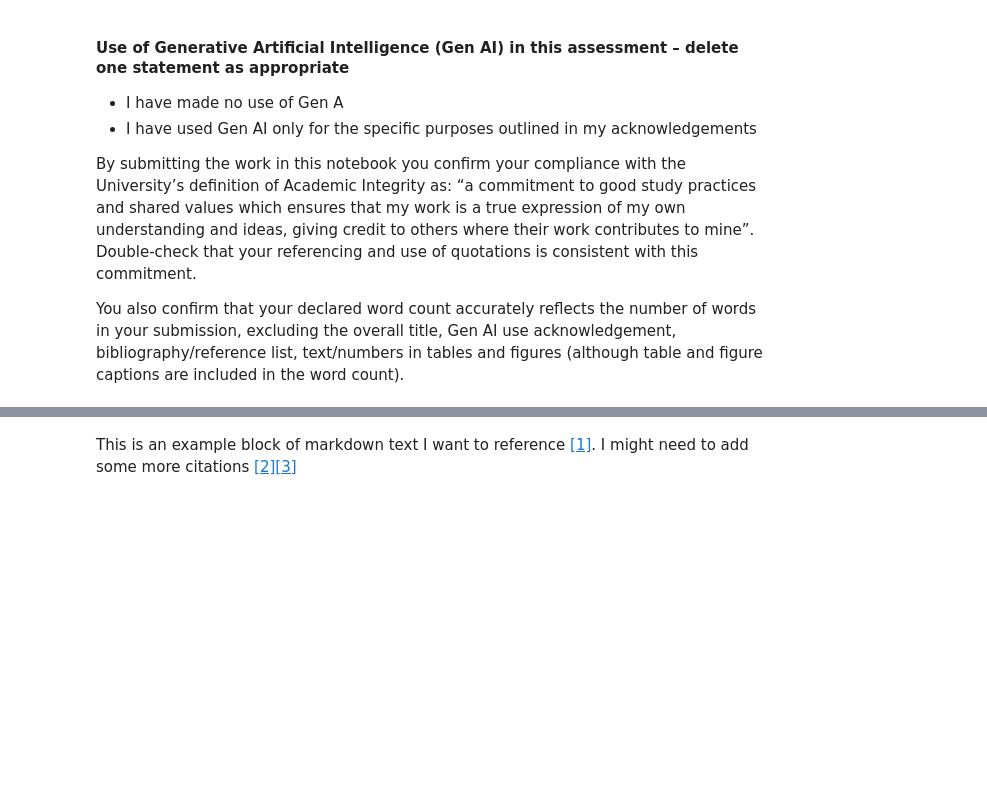
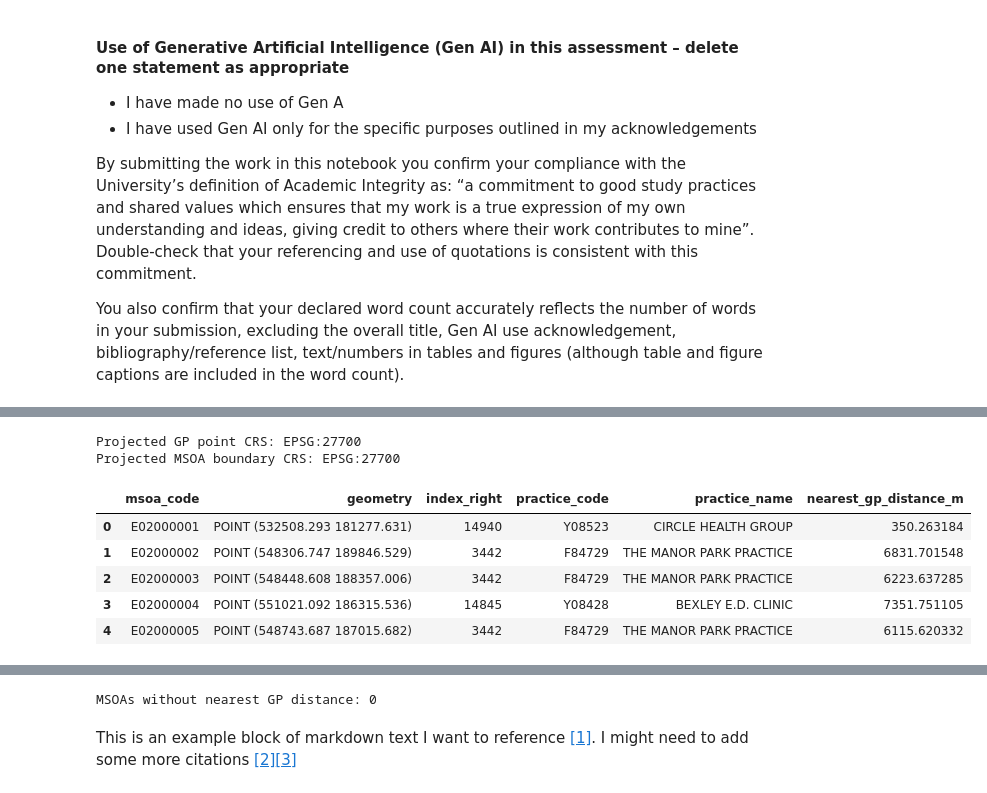
Before and after one commit to shuc9663-source/GEOG5990_Assignment2_201929754, a Jupyter notebook: GEOG5990M_Final_Project.ipynb, the cells around one changed output, grey strips where cells are left out. Drawn from its saved outputs; the diff is of its cells as text; code cells hidden in the pictures; blank space fills up the shorter version.

```diff
--- a/GEOG5990M_Final_Project.ipynb
+++ b/GEOG5990M_Final_Project.ipynb
@@ -37,0 +255,70 @@ warnings.filterwarnings("ignore")
+# %%
+# Create GP point layer and calculate distance to nearest GP practice
+
+
+# Convert the longitude field in the London GP dataset to numeric format
+gp_london["longitude"] = pd.to_numeric(gp_london["longitude"], errors="coerce")
+# Convert the latitude field in the London GP dataset to numeric format
+gp_london["latitude"] = pd.to_numeric(gp_london["latitude"], errors="coerce")
+# Remove GP practices with missing longitude or latitude values after numeric conversion
+gp_london = gp_london.dropna(subset=["longitude", "latitude"]).copy()
+# Create a GeoDataFrame of London GP practices using longitude and latitude as point coordinates.I used ChatGPT-5.5 to inquire about the method of creating a point layer using latitude and longitude.
+gp_points = gpd.GeoDataFrame(
+    gp_london,
+    geometry=gpd.points_from_xy(gp_london["longitude"], gp_london["latitude"]),
+    crs="EPSG:4326"
+)
+# Display the number of London GP practice points created
+print("Number of London GP practice points:", len(gp_points))
+# Display the coordinate reference system of the GP point layer
+print("GP point CRS:", gp_points.crs)
+# Display the first five GP practice point records
+display(gp_points[["practice_code", "practice_name", "postcode", "msoa_code", "geometry"]].head())
+
+
+# Reproject the GP point layer to British National Grid
+gp_points_bng = gp_points.to_crs(epsg=27700)
+# Reproject the MSOA boundary layer to British National Grid
+msoa_boundaries_bng = msoa_boundaries.to_crs(epsg=27700)
+# Display the coordinate reference system
+print("Projected GP point CRS:", gp_points_bng.crs)
+print("Projected MSOA boundary CRS:", msoa_boundaries_bng.crs)
+
+
+# Create a copy of the projected MSOA boundary layer for centroid calculation
+msoa_centroids = msoa_boundaries_bng.copy()
+# Calculate the centroid of each MSOA polygon in British National Grid coordinates
+msoa_centroids["geometry"] = msoa_centroids.geometry.centroid
+
+
+# Keep only the MSOA code and geometry fields from the MSOA centroid layer
+msoa_centroids_for_join = msoa_centroids[["msoa_code", "geometry"]].copy()
+# Keep only the GP practice code, practice name and geometry fields from the GP point layer
+gp_points_for_join = gp_points_bng[["practice_code", "practice_name", "geometry"]].copy()
+# find the nearest GP practice for each MSOA centroid
+msoa_nearest_gp = gpd.sjoin_nearest(
+    msoa_centroids_for_join,
+    gp_points_for_join,
+    how="left",
+    distance_col="nearest_gp_distance_m"
+)
+# Display the first five rows of the nearest GP distance result
+display(msoa_nearest_gp.head())
+
+
+# Join the nearest GP distance variable back to the MSOA boundary layer
+msoa_access = msoa_boundaries_bng.merge(
+    msoa_nearest_gp[["msoa_code", "practice_code", "practice_name", "nearest_gp_distance_m"]],
+    on="msoa_code",
+    how="left"
+)
+# Rename the nearest GP practice fields to make their meaning clearer
+msoa_access = msoa_access.rename(columns={
+    "practice_code": "nearest_gp_code",
+    "practice_name": "nearest_gp_name"
+})
+# Display the first five rows of the MSOA access dataset
+display(msoa_access[["msoa_code", "nearest_gp_code", "nearest_gp_name", "nearest_gp_distance_m", "geometry"]].head())
+# Count the number of MSOAs without a nearest GP distance
+print("MSOAs without nearest GP distance:", msoa_access["nearest_gp_distance_m"].isna().sum())
+# %% [output]
@@ -37,0 +333,8 @@ warnings.filterwarnings("ignore")
+Projected GP point CRS: EPSG:27700
+Projected MSOA boundary CRS: EPSG:27700
+|  | msoa_code | geometry | index_right | practice_code | practice_name | nearest_gp_distance_m |
+| 0 | E02000001 | POINT (532508.293 181277.631) | 14940 | Y08523 | CIRCLE HEALTH GROUP | 350.263184 |
+| 1 | E02000002 | POINT (548306.747 189846.529) | 3442 | F84729 | THE MANOR PARK PRACTICE | 6831.701548 |
+| 2 | E02000003 | POINT (548448.608 188357.006) | 3442 | F84729 | THE MANOR PARK PRACTICE | 6223.637285 |
+| 3 | E02000004 | POINT (551021.092 186315.536) | 14845 | Y08428 | BEXLEY E.D. CLINIC | 7351.751105 |
+| 4 | E02000005 | POINT (548743.687 187015.682) | 3442 | F84729 | THE MANOR PARK PRACTICE | 6115.620332 |
@@ -38,3 +347,4 @@ warnings.filterwarnings("ignore")
+MSOAs without nearest GP distance: 0
 # %% [markdown]
 This is an example block of markdown text I want to reference <a href="#ref1">[1]</a>. I might need to add some more citations <a href="#ref2">[2]</a><a href="#ref2">[3]</a>
 # %% [markdown]
```
Also changed, not shown: parts of 6 cells of this notebook.
